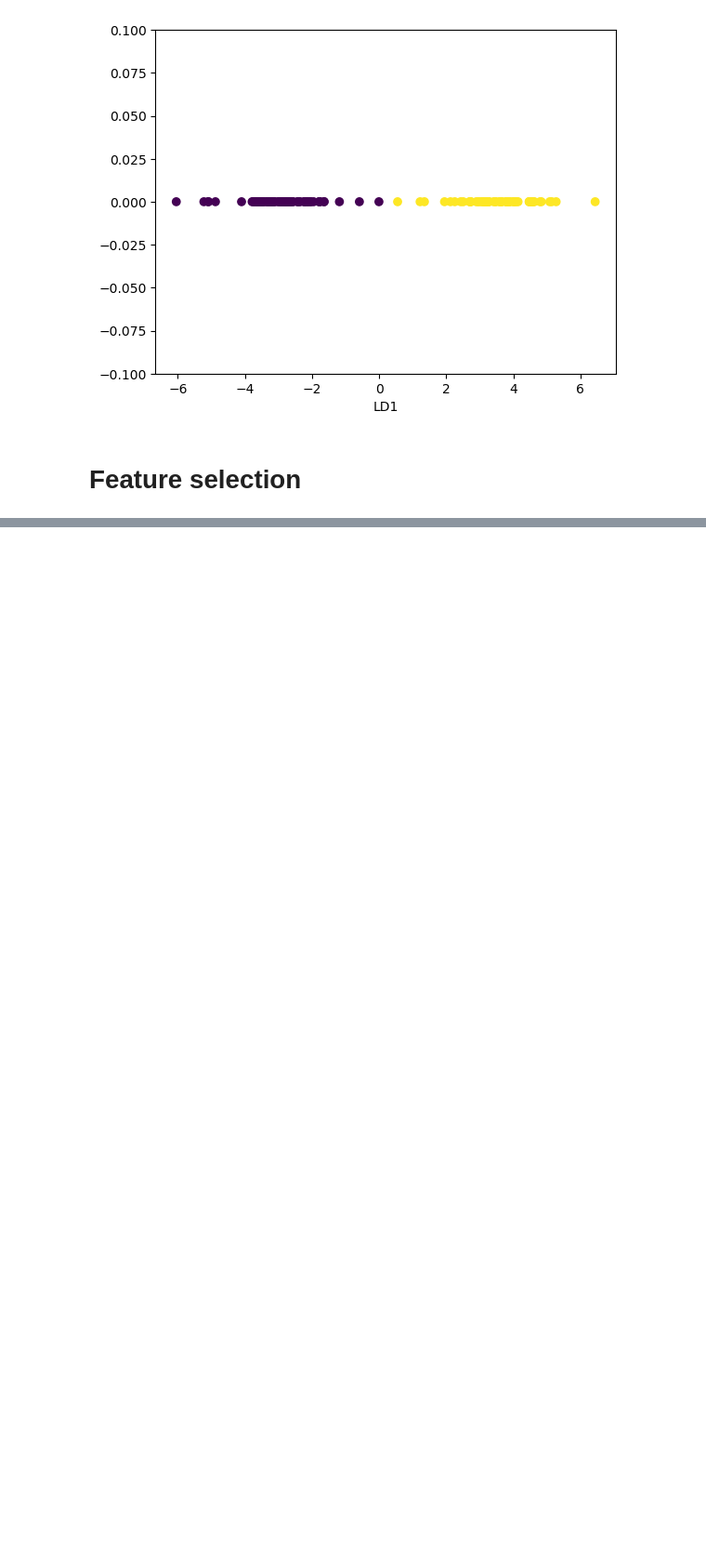
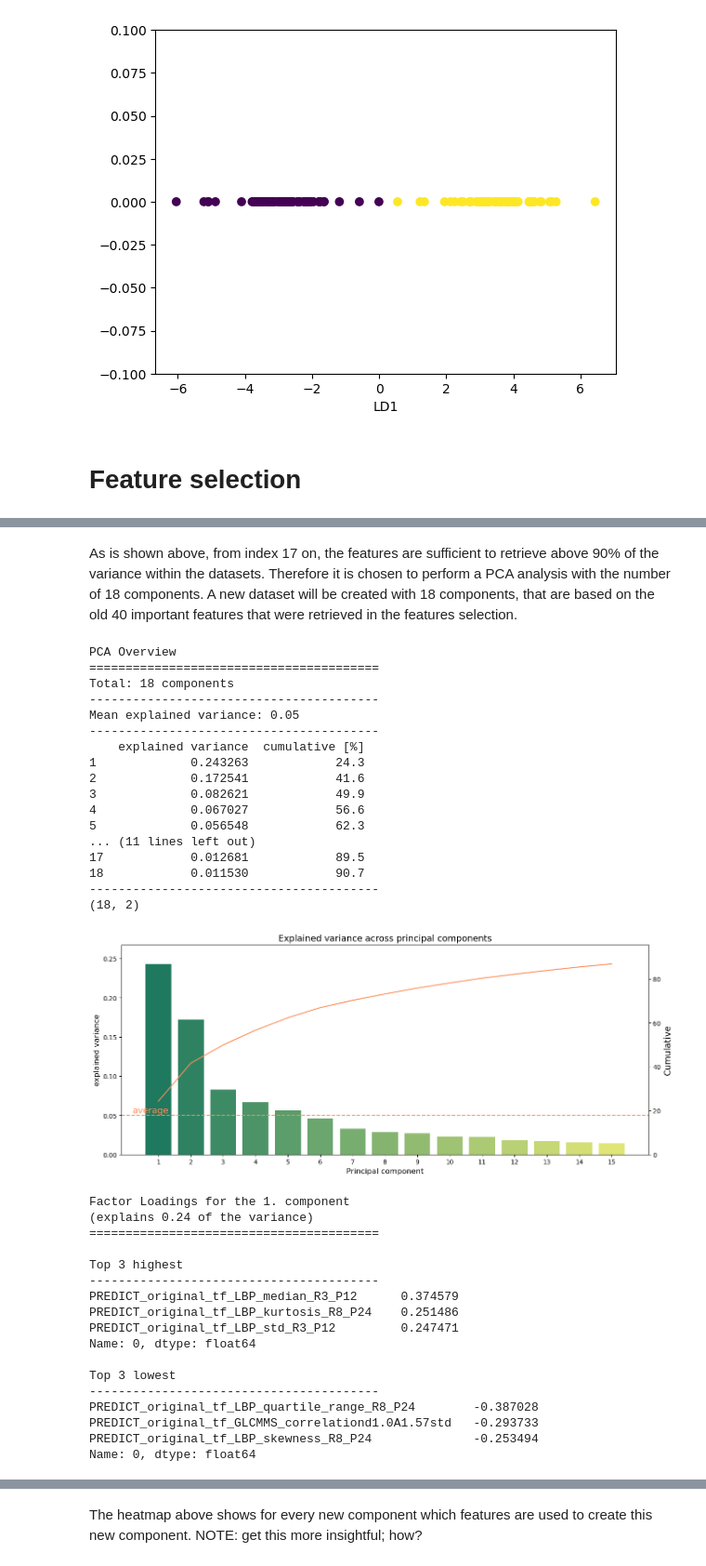
Before and after one commit to dpasqualini/TM10007_G16, a Jupyter notebook: assignment.ipynb, the cells around one changed output, grey strips where cells are left out. Shown at 93% size. Drawn from its saved outputs; the diff is of its cells as text; code cells hidden in the pictures; blank space fills up the shorter version.

```diff
--- a/assignment.ipynb
+++ b/assignment.ipynb
@@ -290,0 +297,45 @@ X_tr_norm_selected = X_tr_norm.loc[:, selected_features]
+# %% [markdown]
+As is shown above, from index 17 on, the features are sufficient to retrieve above 90% of the variance within the datasets. Therefore it is chosen to perform a PCA analysis with the number of 18 components. A new dataset will be created with 18 components, that are based on the old 40 important features that were retrieved in the features selection.
+# %%
+# To get the new X_pca dataset
+pca, X_pca, variance, var = PCA_transform(X_tr_norm_selected, n_comp)
+df_explained_variance, mean_explained_variance, idx = PCA_transform_overview(variance, var)
+print(df_explained_variance.shape)
+scree_plot(df_explained_variance, mean_explained_variance, idx) #can be done for every component, now only component 1
+factor_loadings(X_tr_norm_selected, pca, df_explained_variance) #heatmap should be improved after better features selection
+# %% [output]
+PCA Overview
+========================================
+Total: 18 components
+----------------------------------------
+Mean explained variance: 0.05
+----------------------------------------
+    explained variance  cumulative [%]
+1             0.243263            24.3
+2             0.172541            41.6
+3             0.082621            49.9
+4             0.067027            56.6
+5             0.056548            62.3
+... (11 lines left out)
+17            0.012681            89.5
+18            0.011530            90.7
+----------------------------------------
+(18, 2)
+[figure, added]
+Factor Loadings for the 1. component
+(explains 0.24 of the variance)
+========================================
+
+Top 3 highest
+----------------------------------------
+PREDICT_original_tf_LBP_median_R3_P12      0.374579
+PREDICT_original_tf_LBP_kurtosis_R8_P24    0.251486
+PREDICT_original_tf_LBP_std_R3_P12         0.247471
+Name: 0, dtype: float64
+
+Top 3 lowest
+----------------------------------------
+PREDICT_original_tf_LBP_quartile_range_R8_P24        -0.387028
+PREDICT_original_tf_GLCMMS_correlationd1.0A1.57std   -0.293733
+PREDICT_original_tf_LBP_skewness_R8_P24              -0.253494
+Name: 0, dtype: float64
@@ -290,0 +343,3 @@ X_tr_norm_selected = X_tr_norm.loc[:, selected_features]
+# %% [markdown]
+The heatmap above shows for every new component which features are used to create this new component.
+NOTE: get this more insightful; how?
```
Also changed, not shown: parts of 9 cells of this notebook, 2 other files.
